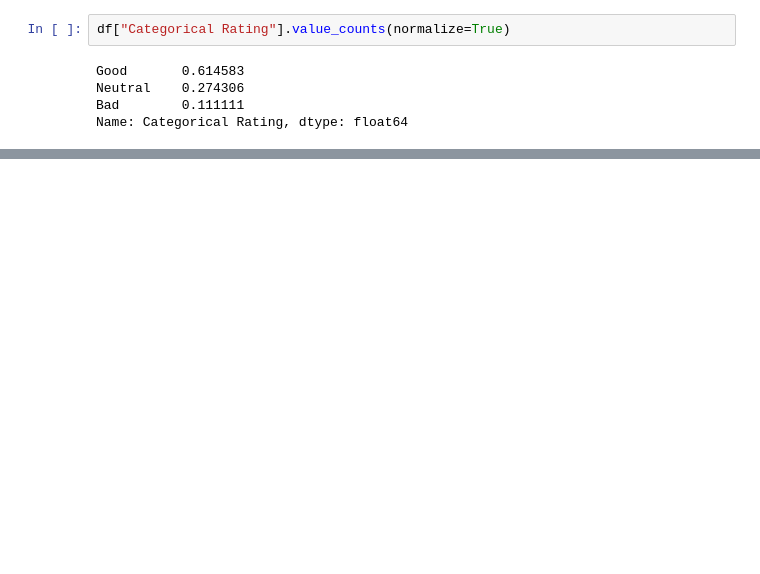
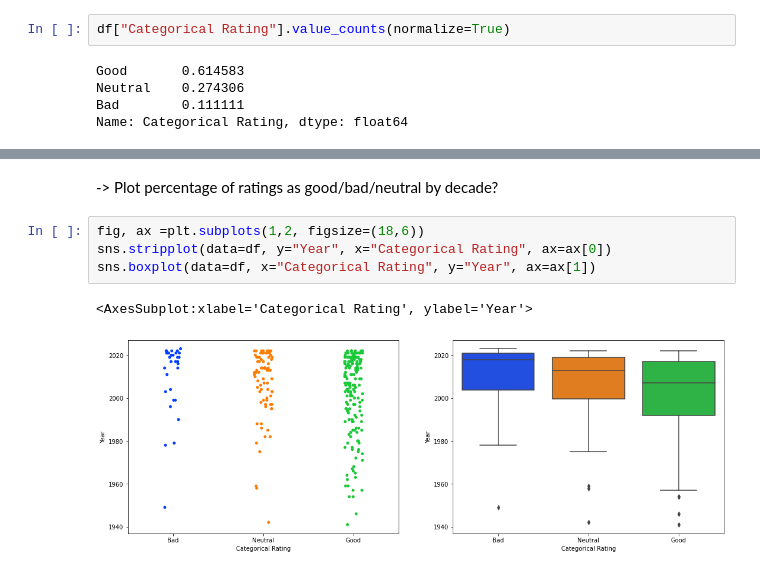
Before and after one commit to caiotda/caioflix, a Jupyter notebook: EDA_letterboxd_profile_data.ipynb, the cells around one changed output, grey strips where cells are left out. Drawn from its saved outputs; the diff is of its cells as text; blank space fills up the shorter version.

```diff
--- a/EDA_letterboxd_profile_data.ipynb
+++ b/EDA_letterboxd_profile_data.ipynb
@@ -291,0 +298,9 @@ plt.ylim(1940)
+# %% [markdown]
+ -> Plot percentage of ratings as good/bad/neutral by decade?
+# %%
+fig, ax =plt.subplots(1,2, figsize=(18,6))
+sns.stripplot(data=df, y="Year", x="Categorical Rating", ax=ax[0])
+sns.boxplot(data=df, x="Categorical Rating", y="Year", ax=ax[1])
+# %% [output]
+<AxesSubplot:xlabel='Categorical Rating', ylabel='Year'>
+[figure, added]
```
Also changed, not shown: parts of 25 cells of this notebook.
